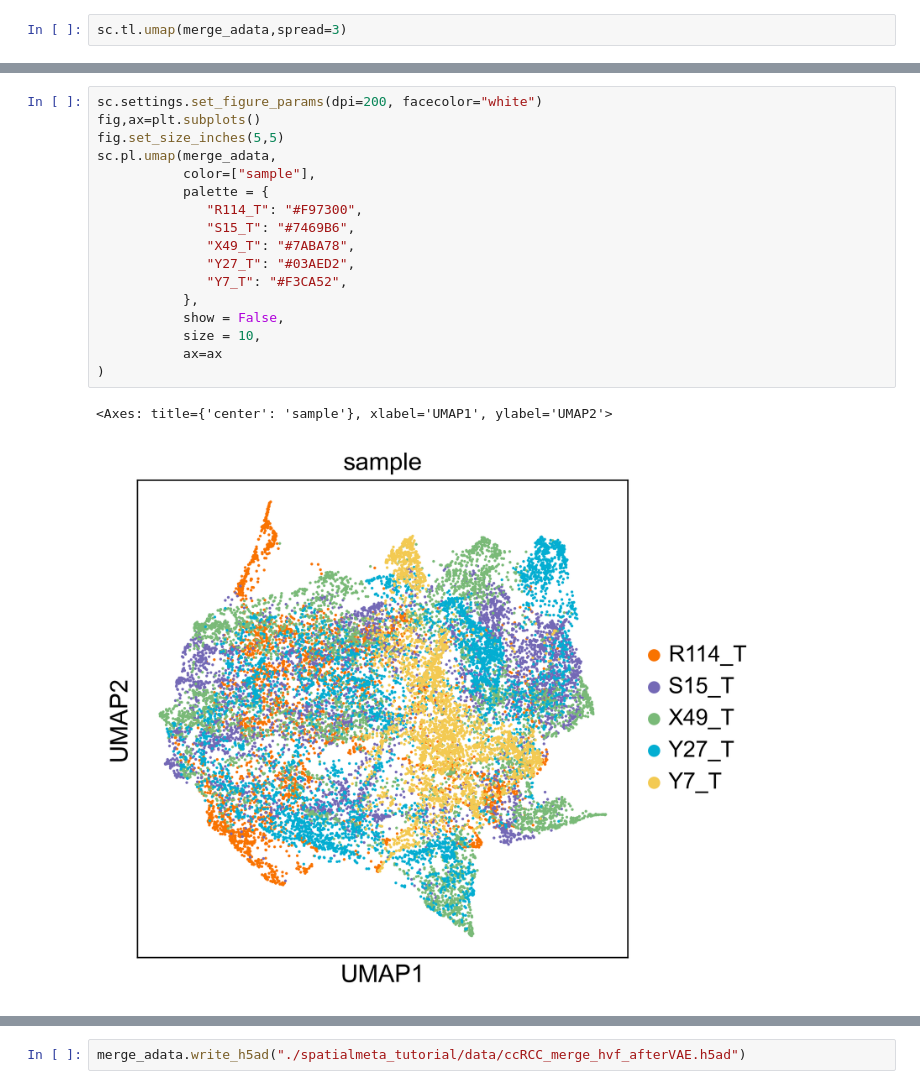
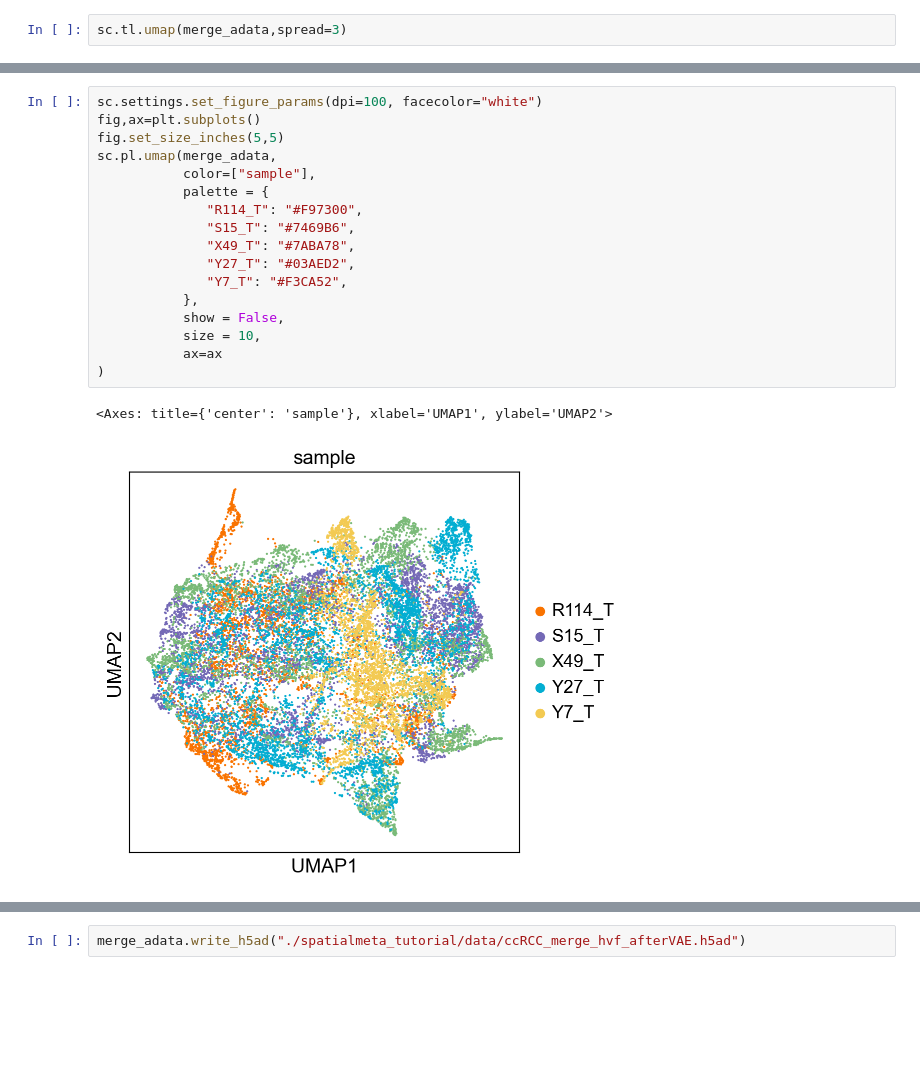
Before and after one commit to imessien/SpatialMETA, a Jupyter notebook: docs/source/notebooks/Horizontal_Integration_for_ST_SM.ipynb, the cells around one changed output, grey strips where cells are left out. Drawn from its saved outputs; the diff is of its cells as text; blank space fills up the shorter version.

Commit message:
figure dpi 100

```diff
--- a/docs/source/notebooks/Horizontal_Integration_for_ST_SM.ipynb
+++ b/docs/source/notebooks/Horizontal_Integration_for_ST_SM.ipynb
@@ -182,21 +169,21 @@ sc.tl.leiden(merge_adata,
 # %%
-sc.settings.set_figure_params(dpi=200, facecolor="white")
+sc.settings.set_figure_params(dpi=100, facecolor="white")
 fig,ax=plt.subplots()
 fig.set_size_inches(5,5)
 sc.pl.umap(merge_adata,
            color=["sample"],
            palette = {
               "R114_T": "#F97300",
               "S15_T": "#7469B6",
               "X49_T": "#7ABA78",
               "Y27_T": "#03AED2",
               "Y7_T": "#F3CA52",
            },
            show = False,
            size = 10,
            ax=ax
 )
 # %% [output]
 <Axes: title={'center': 'sample'}, xlabel='UMAP1', ylabel='UMAP2'>
-[figure, old version]
+[figure, new version]
 # %%
```
Also changed, not shown: parts of 9 cells of this notebook.
